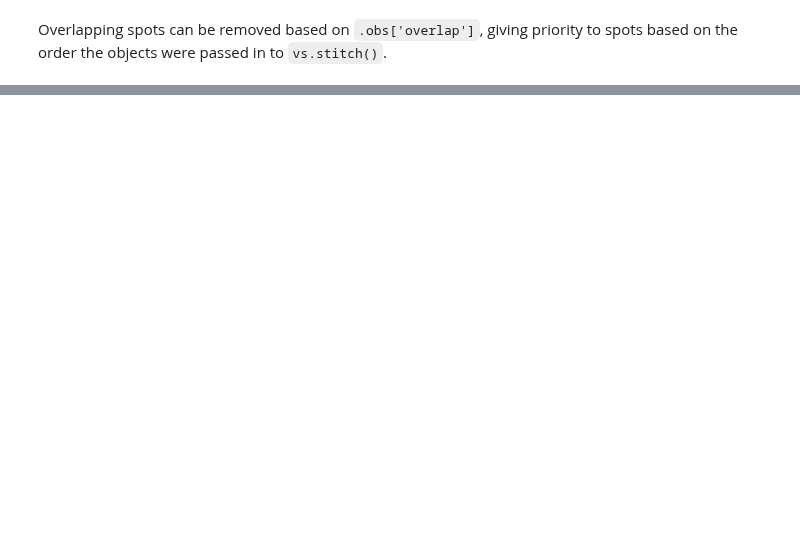
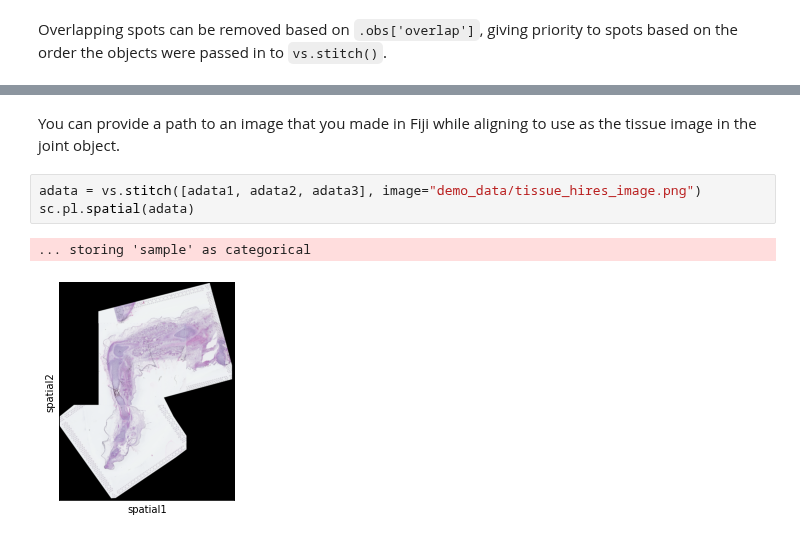
Before and after one commit to Teichlab/visium_stitcher, a Jupyter notebook: notebooks/demo.ipynb, the cells around one changed output, grey strips where cells are left out. Cells and saved outputs as stored; diff of their text form; blank space fills up the shorter version.

```diff
--- a/notebooks/demo.ipynb
+++ b/notebooks/demo.ipynb
@@ -65,0 +80,8 @@ sc.pl.spatial(adata_nooverlap, color="sample")
+# %% [markdown]
+You can provide a path to an image that you made in Fiji while aligning to use as the tissue image in the joint object.
+# %%
+adata = vs.stitch([adata1, adata2, adata3], image="demo_data/tissue_hires_image.png")
+sc.pl.spatial(adata)
+# %% [output]
+... storing 'sample' as categorical
+[figure, added]
```
Also changed, not shown: parts of 7 cells of this notebook, 2 other files.
